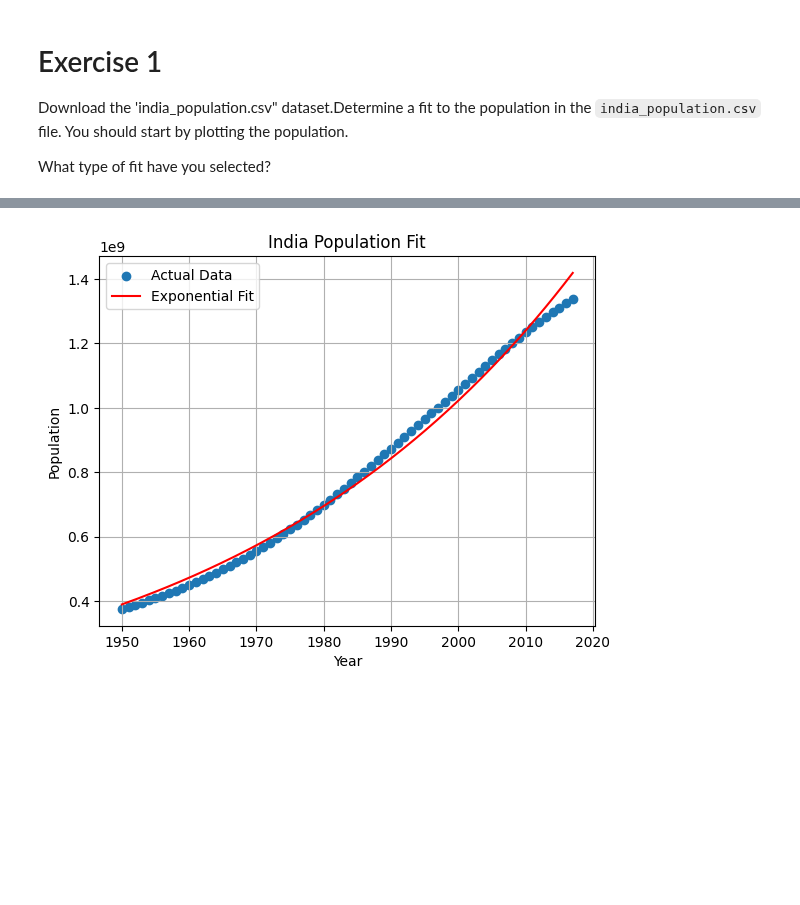
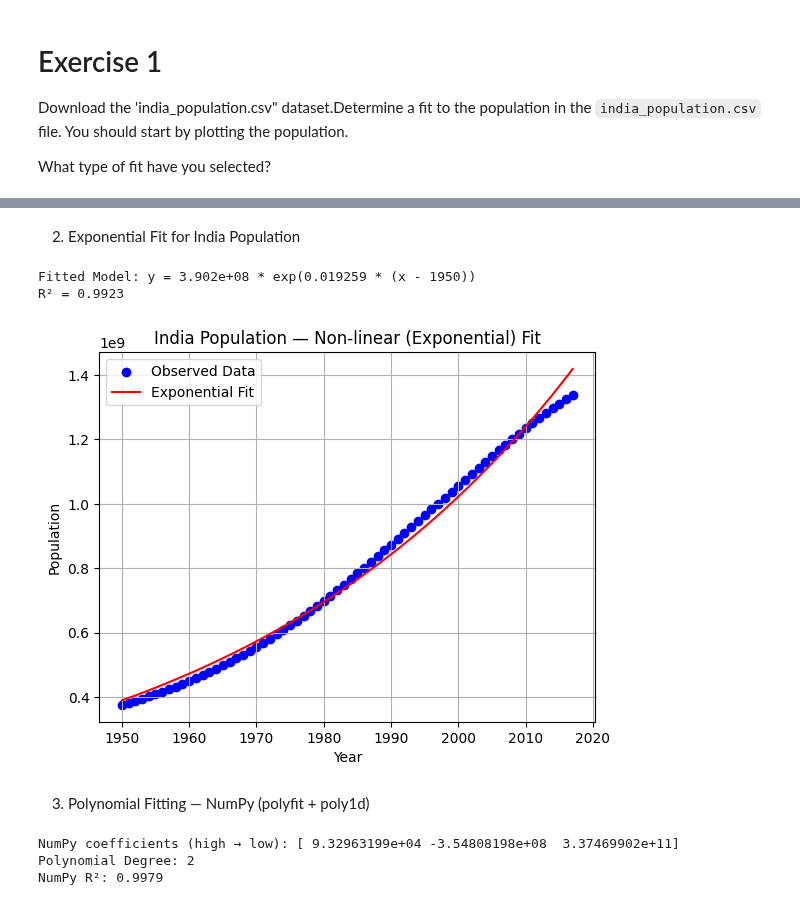
Before and after one commit to fdmy2713-dotcom/ADS1, a Jupyter notebook: ADS1_Unit06_Tutorial_6_Fitting_Hands_On_Exercises_.ipynb, the cells around one changed output, grey strips where cells are left out. Drawn from its saved outputs; the diff is of its cells as text; code cells hidden in the pictures; blank space fills up the shorter version.

```diff
--- a/ADS1_Unit06_Tutorial_6_Fitting_Hands_On_Exercises_.ipynb
+++ b/ADS1_Unit06_Tutorial_6_Fitting_Hands_On_Exercises_.ipynb
@@ -266,4 +224,0 @@ def exponential_model(x, a, b):
-# %%
-params, cov = curve_fit(exponential_model, x, y, p0=(1, 0.01))
-a, b = params
-print(f"Fitted Parameters: a={a:.3e}, b={b:.5f}")
@@ -271,0 +282,2 @@ Fitted Parameters: a=3.902e+08, b=0.01926
+# %% [markdown]
+2. Exponential Fit for India Population
@@ -271,0 +287,12 @@ Fitted Parameters: a=3.902e+08, b=0.01926
+# %%
+# Step 2: Extract columns
+x = data['date'].values.astype(float)
+y = data['Population'].values.astype(float)
+# %%
+# Step 3: Define Exponential Model
+def exp_func(x, a, b):
+    return a * np.exp(b * (x - x.min()))  # shift years to reduce overflow
+# %%
+# Step 4: Fit the Model
+popt, pcov = curve_fit(exp_func, x, y, p0=(1.0, 0.01), maxfev=10000)
+a_fit, b_fit = popt
@@ -272,15 +305,23 @@ Fitted Parameters: a=3.902e+08, b=0.01926
+# %%
+# Step 7: Print model parameters and fit quality
+print(f"Fitted Model: y = {a_fit:.3e} * exp({b_fit:.6f} * (x - {x.min():.0f}))")
+print(f"R² = {r2:.4f}")
+# %% [output]
+Fitted Model: y = 3.902e+08 * exp(0.019259 * (x - 1950))
+R² = 0.9923
 # %%
-# Generate smooth x-values for plotting
-x_fit = np.linspace(min(x), max(x), 200)
-y_fit = exponential_model(x_fit, a, b)
-
-plt.scatter(x, y, label='Actual Data')
-plt.plot(x_fit, y_fit, color='red', label='Exponential Fit')
-plt.title('India Population Fit')
+# Step 8: Plot observed data and fitted curve
+x_fit = np.linspace(x.min(), x.max(), 300)
+plt.figure()
+plt.scatter(x, y, color='blue', label='Observed Data')
+plt.plot(x_fit, exp_func(x_fit, *popt), color='red', label='Exponential Fit')
 plt.xlabel('Year')
 plt.ylabel('Population')
+plt.title('India Population — Non-linear (Exponential) Fit')
 plt.legend()
 plt.grid(True)
 plt.show()
 # %% [output]
-[figure, old version]
+[figure, new version]
+# %% [markdown]
+3. Polynomial Fitting — NumPy (polyfit + poly1d)
@@ -286,0 +346,9 @@ plt.show()
+# %%
+# Step 6: Print results
+print("NumPy coefficients (high → low):", coeffs)
+print(f"Polynomial Degree: {deg}")
+print("NumPy R²:", round(r2_np, 4))
+# %% [output]
+NumPy coefficients (high → low): [ 9.32963199e+04 -3.54808198e+08  3.37469902e+11]
+Polynomial Degree: 2
+NumPy R²: 0.9979
```
Also changed, not shown: parts of 47 cells of this notebook.
